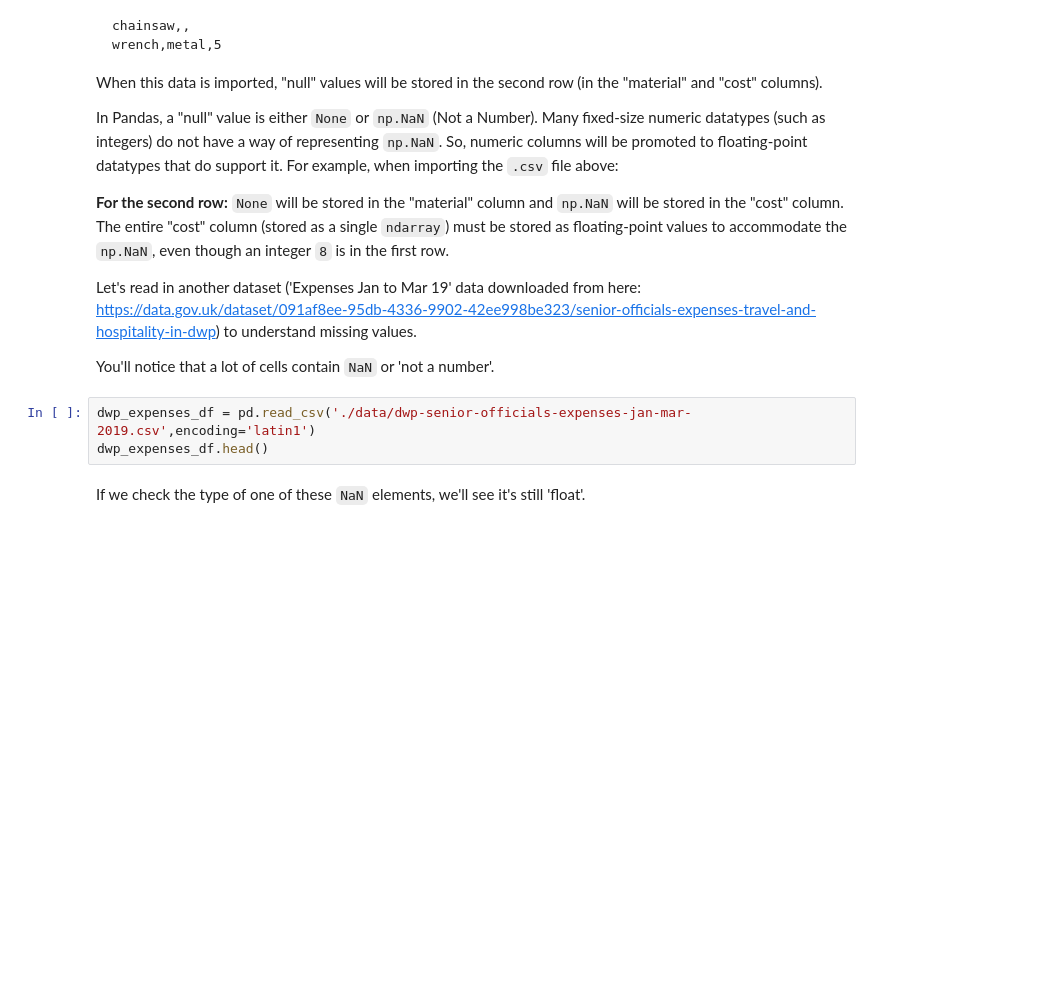
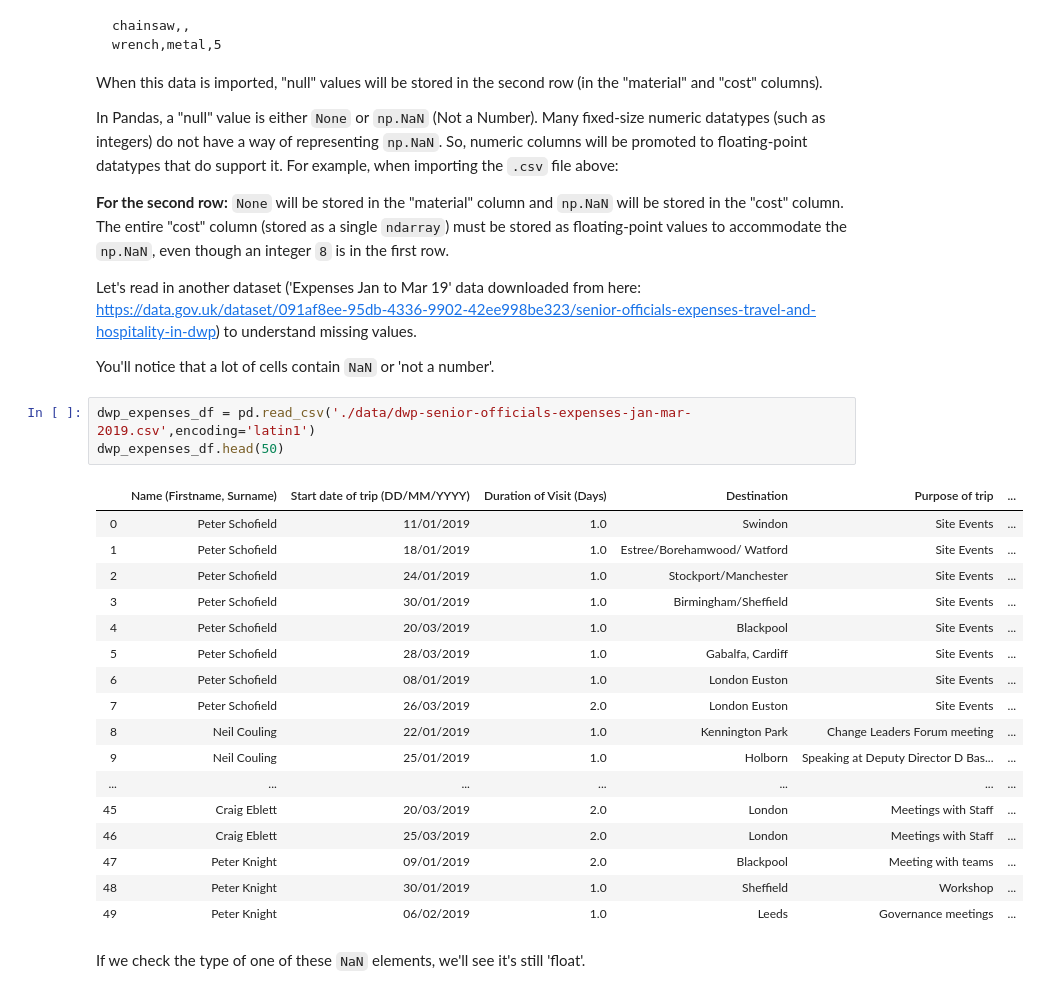
Before and after one commit to ShelyBhogal/data-science, a Jupyter notebook: 04-exploratory-data-analysis-pandas/exploratory-data-analysis_NJM.ipynb, the cells around one changed output. Saved outputs shown, nothing was run; the diff lists cells and outputs as text; blank space fills up the shorter version.

```diff
--- a/04-exploratory-data-analysis-pandas/exploratory-data-analysis_NJM.ipynb
+++ b/04-exploratory-data-analysis-pandas/exploratory-data-analysis_NJM.ipynb
@@ -349,7 +755,25 @@ Let's read in another dataset ('Expenses Jan to Mar 19' data downloaded from her
 You'll notice that a lot of cells contain ``NaN`` or 'not a number'.
 # %%
 dwp_expenses_df = pd.read_csv('./data/dwp-senior-officials-expenses-jan-mar-2019.csv',encoding='latin1')
-dwp_expenses_df.head()
+dwp_expenses_df.head(50)
+# %% [output]
+|  | Name (Firstname, Surname) | Start date of trip (DD/MM/YYYY) | Duration of Visit (Days) | Destination | Purpose of trip | ... |
+| 0 | Peter Schofield | 11/01/2019 | 1.0 | Swindon | Site Events | ... |
+| 1 | Peter Schofield | 18/01/2019 | 1.0 | Estree/Borehamwood/ Watford | Site Events | ... |
+| 2 | Peter Schofield | 24/01/2019 | 1.0 | Stockport/Manchester | Site Events | ... |
+| 3 | Peter Schofield | 30/01/2019 | 1.0 | Birmingham/Sheffield | Site Events | ... |
+| 4 | Peter Schofield | 20/03/2019 | 1.0 | Blackpool | Site Events | ... |
+| 5 | Peter Schofield | 28/03/2019 | 1.0 | Gabalfa, Cardiff | Site Events | ... |
+| 6 | Peter Schofield | 08/01/2019 | 1.0 | London Euston | Site Events | ... |
+| 7 | Peter Schofield | 26/03/2019 | 2.0 | London Euston | Site Events | ... |
+| 8 | Neil Couling | 22/01/2019 | 1.0 | Kennington Park | Change Leaders Forum meeting | ... |
+| 9 | Neil Couling | 25/01/2019 | 1.0 | Holborn | Speaking at Deputy Director D Bas... | ... |
+| ... | ... | ... | ... | ... | ... | ... |
+| 45 | Craig Eblett | 20/03/2019 | 2.0 | London | Meetings with Staff | ... |
+| 46 | Craig Eblett | 25/03/2019 | 2.0 | London | Meetings with Staff | ... |
+| 47 | Peter Knight | 09/01/2019 | 2.0 | Blackpool | Meeting with teams | ... |
+| 48 | Peter Knight | 30/01/2019 | 1.0 | Sheffield | Workshop | ... |
+| 49 | Peter Knight | 06/02/2019 | 1.0 | Leeds | Governance meetings | ... |
 # %% [markdown]
 If we check the type of one of these ``NaN`` elements, we'll see it's still 'float'.
 # %%
```
Also changed, not shown: parts of 85 cells of this notebook, 1 other file.
